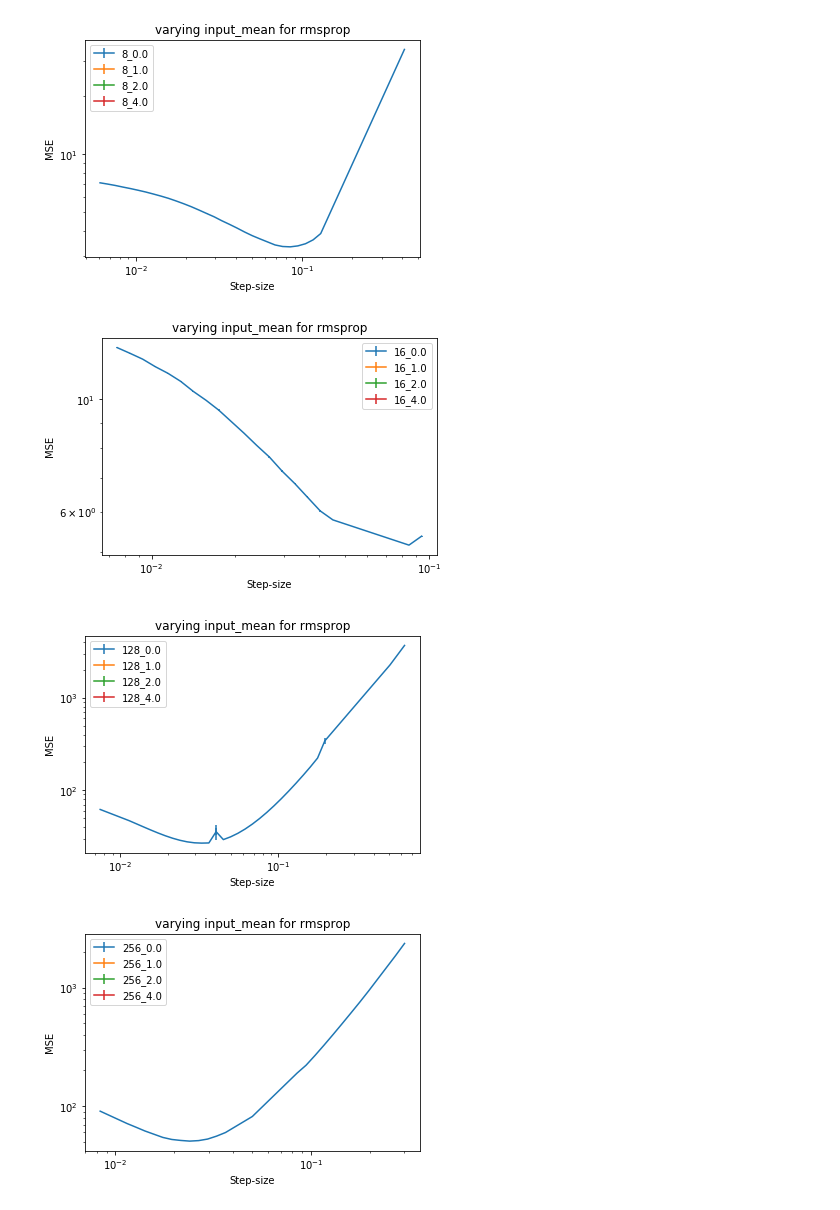
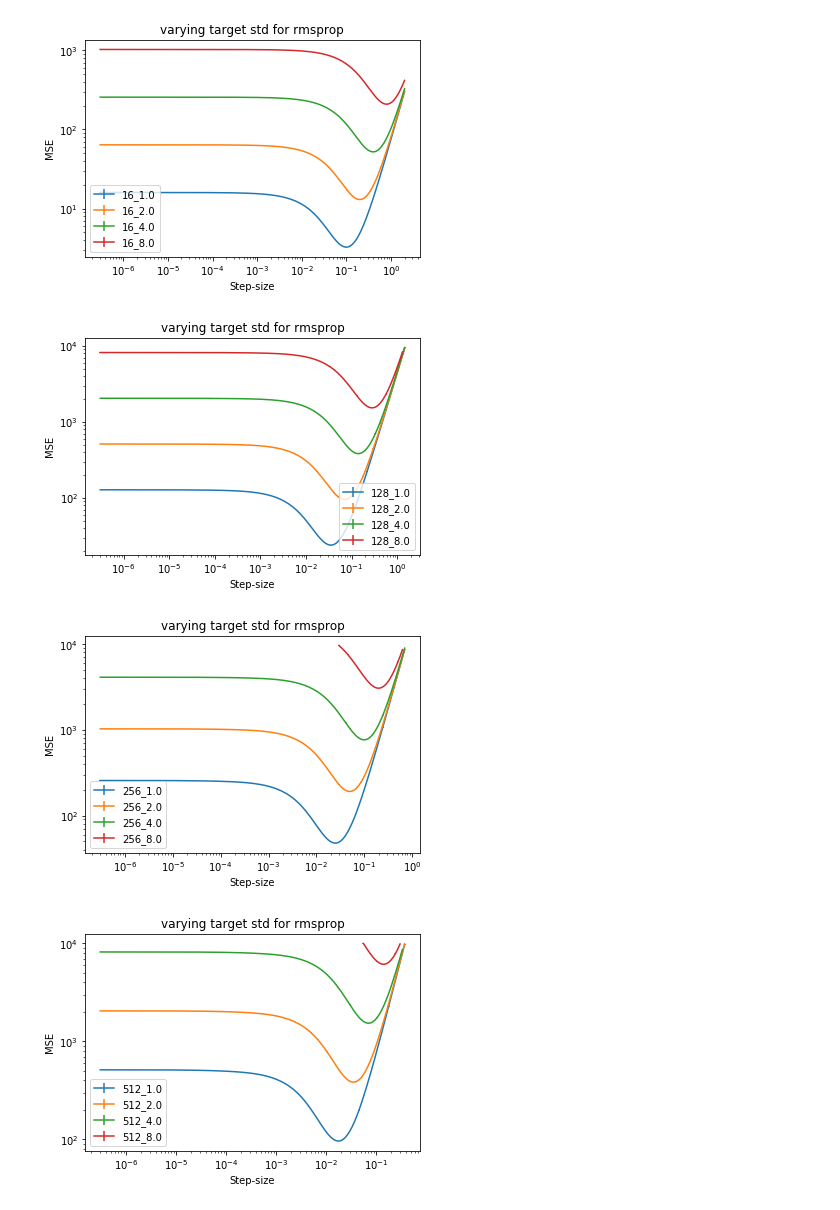
Before and after one commit to khurramjaved96/robust_adaptive_linear_learners, a Jupyter notebook: notebooks/RMSProp.ipynb, the cells around one changed output. Saved outputs shown, nothing was run; the diff lists cells and outputs as text; code cells hidden in the pictures.

Commit message:
push results for rmsprop&adagrad

```diff
--- a/notebooks/RMSProp.ipynb
+++ b/notebooks/RMSProp.ipynb
@@ -94,39 +179,39 @@ for beta in betas:
 # %%
-db_name = "yuxin_experiments_5_0_1"
-# varying input_mean for rmsprop
+db_name = "yuxin_experiment_5_0"
+# varying target std for rmsprop
 
-features = ["8", "16", "128", "256", "512"]
-input_mean = ["0.0", "1.0", "2.0", "4.0"]
+features = ["16", "128", "256", "512"]
+input_mean = ["0.0"]
 input_stds = ["1"]
 target_means = ["0.0"]
-target_stds = ["1"]
+target_stds = ["1.0", "2.0", "4.0", "8.0"]
 
 
 for dist in features:
     for input_m in input_mean:
         for input_std in input_stds:
             for target_m in target_means:
                 for target_std in target_stds:
                     query = """select step_size, AVG(mean_sum_of_errors), std(mean_sum_of_errors)/sqrt(count(mean_sum_of_errors))
             from error_table JOIN runs r on error_table.run = r.run
             where features=%s and input_mean = %s and input_std=%s and target_mean=%s and target_std= %s and beta=0.999 and epsilon=1.0e-8 and mean_sum_of_errors is not null
-            group by algorithm, features, step_size, target_noise, input_mean, input_std, target_mean, target_std, beta, epsilon
+            group by algorithm, features, step_size, target_noise, input_mean, input_std, target_mean, target_std
             order by features, step_size;"""%(dist, input_m, input_std, target_m, target_std)
-                    plot(query, plt, dist + "_" + input_m)
+                    plot(query, plt, dist + "_" + target_std)
 
     plt.xlabel('Step-size')
     plt.ylabel("MSE")
 
 
     plt.yscale("log")
     # plt.ylim(0.1, 3000)
     plt.xscale("log")
     plt.legend()
-    plt.title("varying input_mean for rmsprop")
+    plt.title("varying target std for rmsprop")
     # plt.savefig("exp_1_role_of_features.pdf", format="pdf")
     plt.show()
 # %% [output]
-[figure, old version]
+[figure, new version]
-[figure, old version]
+[figure, new version]
-[figure, old version]
+[figure, new version]
-[figure, old version]
+[figure, new version]
```
Also changed, not shown: parts of 7 cells of this notebook, 1 other file.
